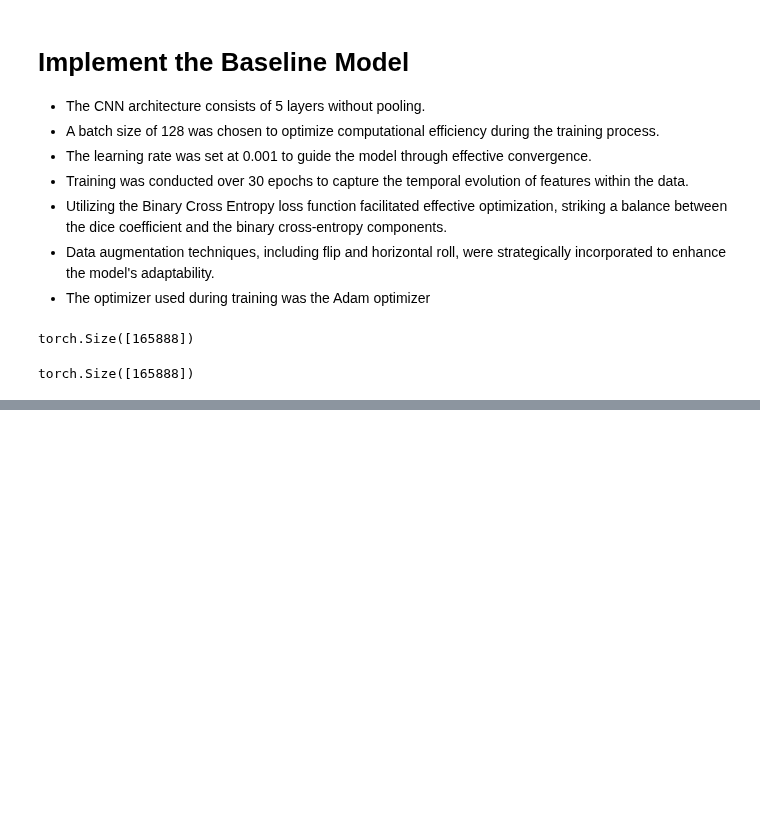
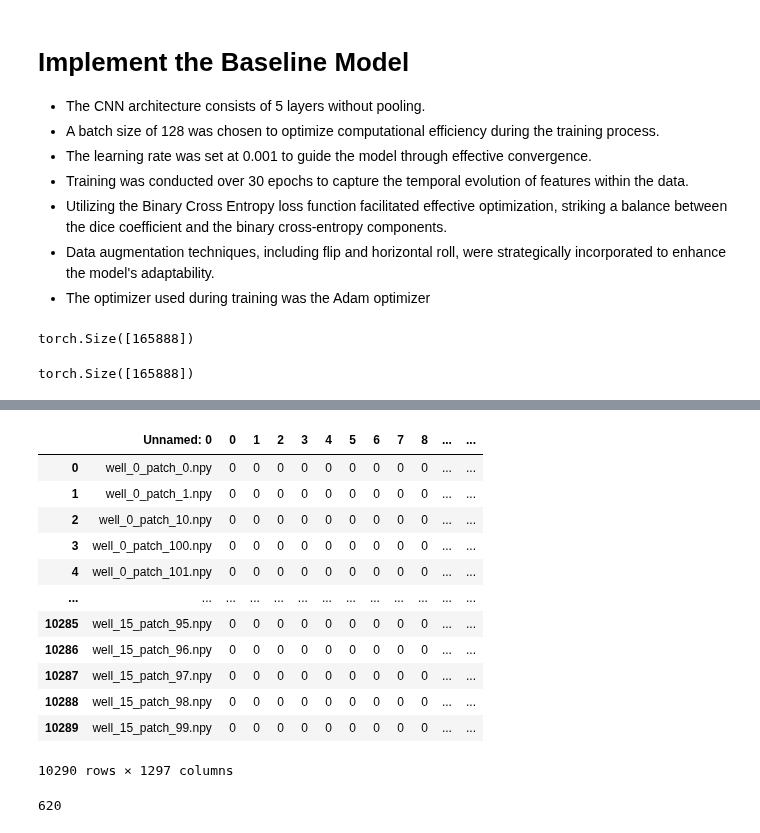
Before and after one commit to EllingtonKirby/Pipe-Corrosion-Detection, a Jupyter notebook: exploration.ipynb, the cells around one changed output, grey strips where cells are left out. Saved outputs shown, nothing was run; the diff lists cells and outputs as text; code cells hidden in the pictures; blank space fills up the shorter version.

```diff
--- a/exploration.ipynb
+++ b/exploration.ipynb
@@ -445,0 +481,38 @@ torch.Size([165888])
+# %%
+data_dir = './train/images/'
+data_dict = []
+pattern = r'well_(\d+)_patch_(\d+)\.npy'
+for i, filename in enumerate(os.listdir(data_dir)):
+    example = np.load(data_dir + filename)
+    match = re.match(pattern, filename)
+    if match:
+        well_number = int(match.group(1))  # Extract well number
+        patch_number = int(match.group(2)) # Extract patch number
+    else:
+        print("Filename format does not match the expected pattern.")
+
+    data_dict.append((filename, well_number, patch_number, example.flatten()))
+
+df = pd.DataFrame(data=data_dict, columns=['filename', 'well_number', 'patch_number', 'data'])
+
+df_y = pd.read_csv('train/y_train.csv')
+df_y['Unnamed: 0'] = df_y['Unnamed: 0'] + '.npy'
+
+# Create single dataframe with data and labels as lists
+merged = pd.merge(df, df_y, how='left', left_on='filename', right_on='Unnamed: 0')
+data_columns = [str(i) for i in range(1296)]
+labeled_data = merged[data_columns]
+# # Convert missing labels to all zeros
+labeled_data = np.nan_to_num(labeled_data.to_numpy())
+merged['labels'] = labeled_data.tolist()
+merged = merged.rename(columns={'Unnamed: 0':'label_name'})
+merged = merged.fillna(0.0)
+
+data = torch.from_numpy(np.vstack(merged['data'].to_numpy(dtype=np.ndarray)))
+# # Remove corruputed samples
+outliers = ((data.min(dim=1, keepdim=True).values == -999.2500) == True).flatten()
+
+merged = merged.drop(merged.loc[outliers.tolist()].index)
+merged = merged.sort_values(by=['well_number', 'patch_number']).reset_index().drop('index', axis=1)
+# # merged.to_csv(path_or_buf='./inputs/x_train_df.csv')
+# # return merged
@@ -445,0 +535,20 @@ torch.Size([165888])
+# %%
+df_y
+# %% [output]
+|  | Unnamed: 0 | 0 | 1 | 2 | 3 | 4 | 5 | 6 | 7 | 8 | ... | ... |
+| 0 | well_0_patch_0.npy | 0 | 0 | 0 | 0 | 0 | 0 | 0 | 0 | 0 | ... | ... |
+| 1 | well_0_patch_1.npy | 0 | 0 | 0 | 0 | 0 | 0 | 0 | 0 | 0 | ... | ... |
+| 2 | well_0_patch_10.npy | 0 | 0 | 0 | 0 | 0 | 0 | 0 | 0 | 0 | ... | ... |
+| 3 | well_0_patch_100.npy | 0 | 0 | 0 | 0 | 0 | 0 | 0 | 0 | 0 | ... | ... |
+| 4 | well_0_patch_101.npy | 0 | 0 | 0 | 0 | 0 | 0 | 0 | 0 | 0 | ... | ... |
+| ... | ... | ... | ... | ... | ... | ... | ... | ... | ... | ... | ... | ... |
+| 10285 | well_15_patch_95.npy | 0 | 0 | 0 | 0 | 0 | 0 | 0 | 0 | 0 | ... | ... |
+| 10286 | well_15_patch_96.npy | 0 | 0 | 0 | 0 | 0 | 0 | 0 | 0 | 0 | ... | ... |
+| 10287 | well_15_patch_97.npy | 0 | 0 | 0 | 0 | 0 | 0 | 0 | 0 | 0 | ... | ... |
+| 10288 | well_15_patch_98.npy | 0 | 0 | 0 | 0 | 0 | 0 | 0 | 0 | 0 | ... | ... |
+| 10289 | well_15_patch_99.npy | 0 | 0 | 0 | 0 | 0 | 0 | 0 | 0 | 0 | ... | ... |
+10290 rows × 1297 columns
+# %%
+len(df_y) - len(df)
+# %% [output]
+620
```
Also changed, not shown: parts of 18 cells of this notebook, 3 other files.
